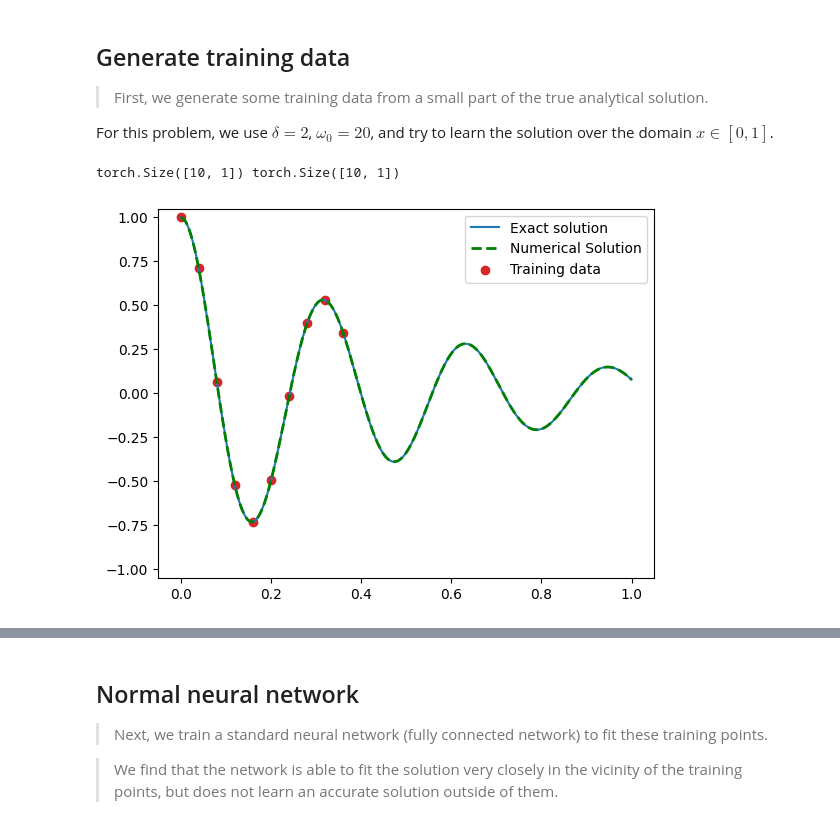
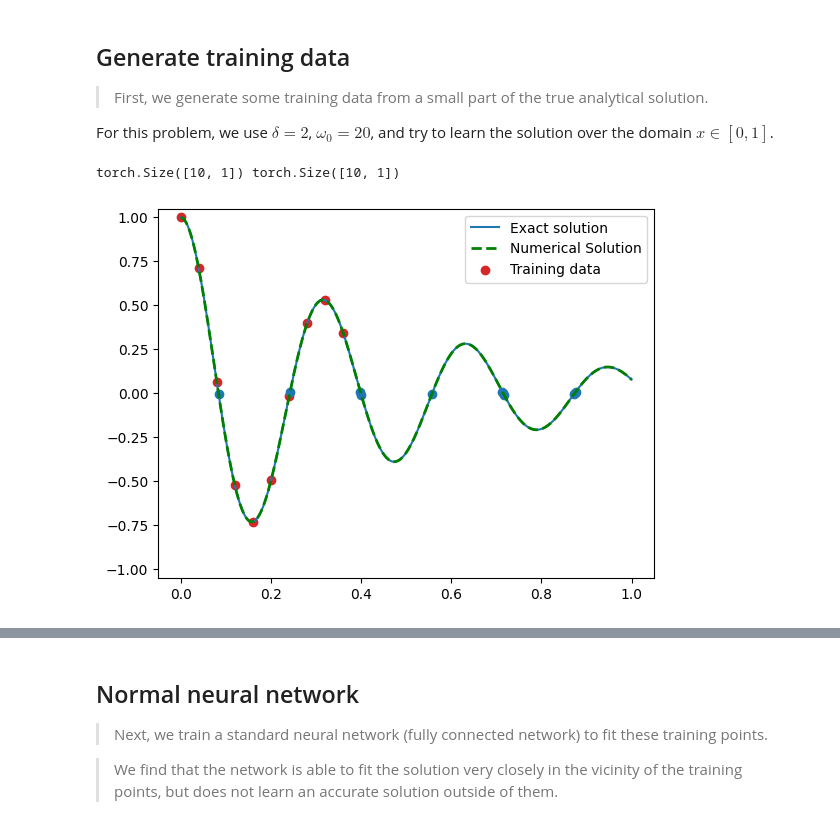
Before and after one commit to Mehdi-Haned/PINNs-Spring2025, a Jupyter notebook: PINN_Experiment.ipynb, the cells around one changed output, grey strips where cells are left out. Saved outputs shown, nothing was run; the diff lists cells and outputs as text; code cells hidden in the pictures.

```diff
--- a/PINN_Experiment.ipynb
+++ b/PINN_Experiment.ipynb
@@ -74,31 +74,36 @@ def oscillator(d, w0, t):
     x   = torch.exp(-d * t) * 1/(np.cos(phi)) * torch.cos(phi + w*t)
     return x
 
 x_exact = oscillator(d, w0, t).view(-1,1)
 
 # Numerical Solution
 def ODE(X, t):
     dXdt = [X[1], -2*d*X[1]-w0**2*X[0]]
     return dXdt
 
 solution = odeint(ODE, X0, t.numpy().flatten())
 x        = torch.from_numpy(solution[:,0]).view(-1,1)
 
 solution.dtype = np.double
 
 # Pick a few points from the left hand side to be training data
 t_data = t[0:200:20]
 x_data = x[0:200:20]
+exact_data = x_exact[0:200:20]
 print(t_data.shape, x_data.shape)
 
 plt.figure()
 
+zeros = torch.abs(x_exact) < 1e-2
+
 plt.plot(t, x_exact, label="Exact solution")
 plt.plot(t, solution[:,0], label="Numerical Solution", color='g', lw=2, alpha=1, linestyle='--')
 plt.scatter(t_data, x_data, color="tab:red", label="Training data")
+plt.scatter(t[zeros], x_exact[zeros])
 plt.ylim(-1.05, 1.05)
 plt.legend()
+plt.savefig("Superposition.png")
 plt.show()
 # %% [output]
 torch.Size([10, 1]) torch.Size([10, 1])
-[figure, old version]
+[figure, new version]
```
Also changed, not shown: parts of 7 cells of this notebook, 11 other files.
